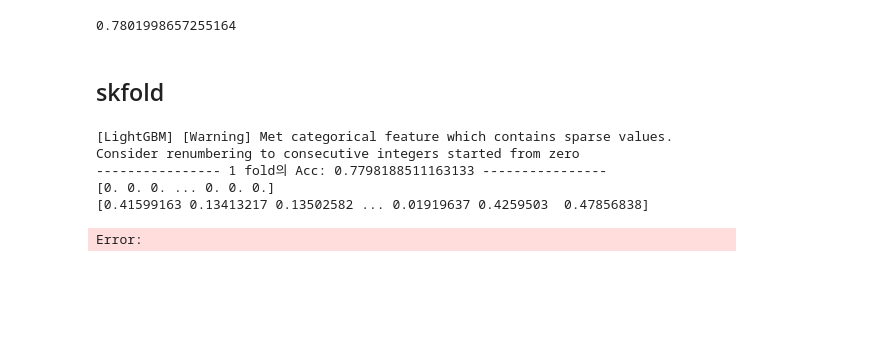
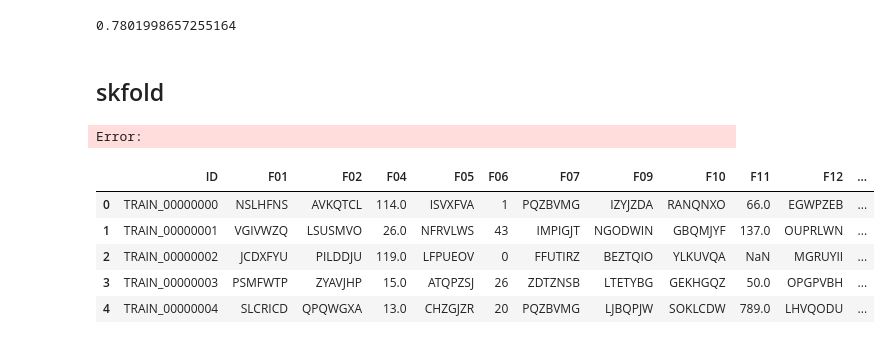
Before and after one commit to Hyeon-kki/DACON, a Jupyter notebook: Click_predict/Model/LGBM_Experiment/labelEncodeing_Experiment.ipynb, the cells around one changed output. Drawn from its saved outputs; the diff is of its cells as text; code cells hidden in the pictures; blank space fills up the shorter version.

```diff
--- a/Click_predict/Model/LGBM_Experiment/labelEncodeing_Experiment.ipynb
+++ b/Click_predict/Model/LGBM_Experiment/labelEncodeing_Experiment.ipynb
@@ -168,6 +168,11 @@ print(score)
 # %%
 ''' Seed '''
 seed_everything(42)
+
+''' Cat '''
+categorical = train.select_dtypes(include='object').columns
+train[categorical] = train[categorical].astype("category")
+test[categorical] = test[categorical].astype("category")
 
 ''' Train / Vaild Split'''
 param = {'max_depth': 30,
@@ -186,8 +191,13 @@ model = lgb.LGBMClassifier(random_state=42, **param)
 ''' K-Fold '''
 valid_array, test_array, voting = Kfold(model, 5, X_train, y_train, test, True)
 # %% [output]
-[LightGBM] [Warning] Met categorical feature which contains sparse values. Consider renumbering to consecutive integers started from zero
----------------- 1 fold의 Acc: 0.7798188511163133 ----------------
-[0. 0. 0. ... 0. 0. 0.]
-[0.41599163 0.13413217 0.13502582 ... 0.01919637 0.4259503  0.47856838]
+Error:
-Error:
+# %%
+X_train.head()
+# %% [output]
+|  | ID | F01 | F02 | F04 | F05 | F06 | F07 | F09 | F10 | F11 | F12 | ... |
+| 0 | TRAIN_00000000 | NSLHFNS | AVKQTCL | 114.0 | ISVXFVA | 1 | PQZBVMG | IZYJZDA | RANQNXO | 66.0 | EGWPZEB | ... |
+| 1 | TRAIN_00000001 | VGIVWZQ | LSUSMVO | 26.0 | NFRVLWS | 43 | IMPIGJT | NGODWIN | GBQMJYF | 137.0 | OUPRLWN | ... |
+| 2 | TRAIN_00000002 | JCDXFYU | PILDDJU | 119.0 | LFPUEOV | 0 | FFUTIRZ | BEZTQIO | YLKUVQA | NaN | MGRUYII | ... |
+| 3 | TRAIN_00000003 | PSMFWTP | ZYAVJHP | 15.0 | ATQPZSJ | 26 | ZDTZNSB | LTETYBG | GEKHGQZ | 50.0 | OPGPVBH | ... |
+| 4 | TRAIN_00000004 | SLCRICD | QPQWGXA | 13.0 | CHZGJZR | 20 | PQZBVMG | LJBQPJW | SOKLCDW | 789.0 | LHVQODU | ... |
```
Also changed, not shown: 9 other files.
